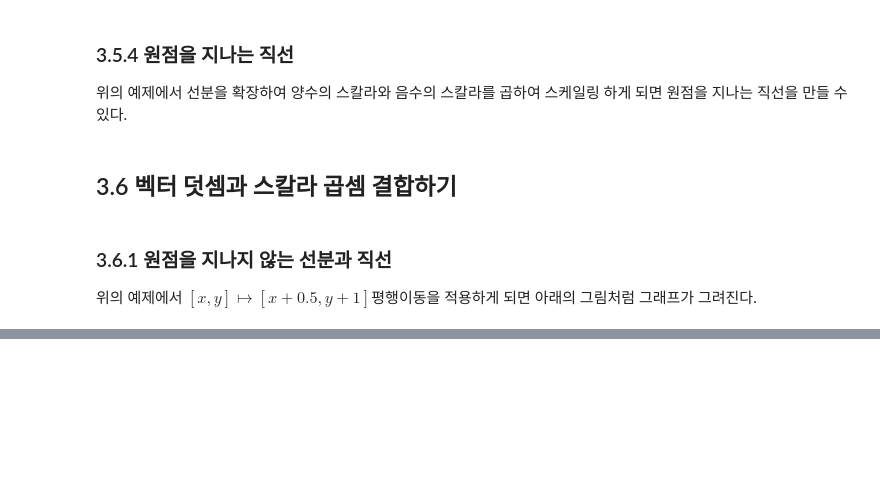
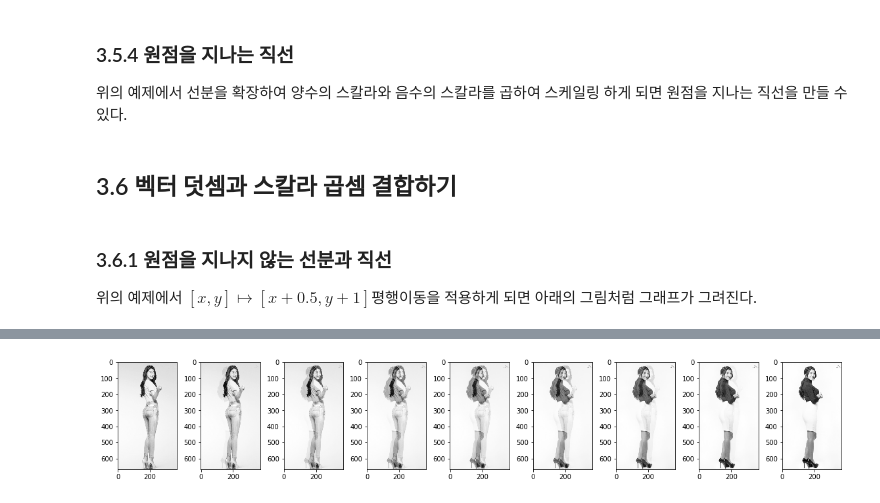
Before and after one commit to Gaheeheehee/Study, a Jupyter notebook: LinearAlgebra/CodingTheMatrix/Chap03 - Vector/Chap03-The_Vector.ipynb, the cells around one changed output, grey strips where cells are left out. Cells and saved outputs as stored; diff of their text form; code cells hidden in the pictures; blank space fills up the shorter version.

```diff
--- a/LinearAlgebra/CodingTheMatrix/Chap03 - Vector/Chap03-The_Vector.ipynb
+++ b/LinearAlgebra/CodingTheMatrix/Chap03 - Vector/Chap03-The_Vector.ipynb
@@ -339,0 +403,9 @@ fig = go.Figure(data=data, layout=layout)
+# %%
+img_list = [v*(i/8) + u*(1-(i/8)) for i in range(9)]
+# %%
+fig, axs = plt.subplots(1, 9, figsize=(20, 3))
+
+for i, img in enumerate(img_list):
+    axs[i].imshow(img ,cmap='Greys_r')
+# %% [output]
+[figure, added]
```
Also changed, not shown: parts of 11 cells of this notebook, 4 other files.
